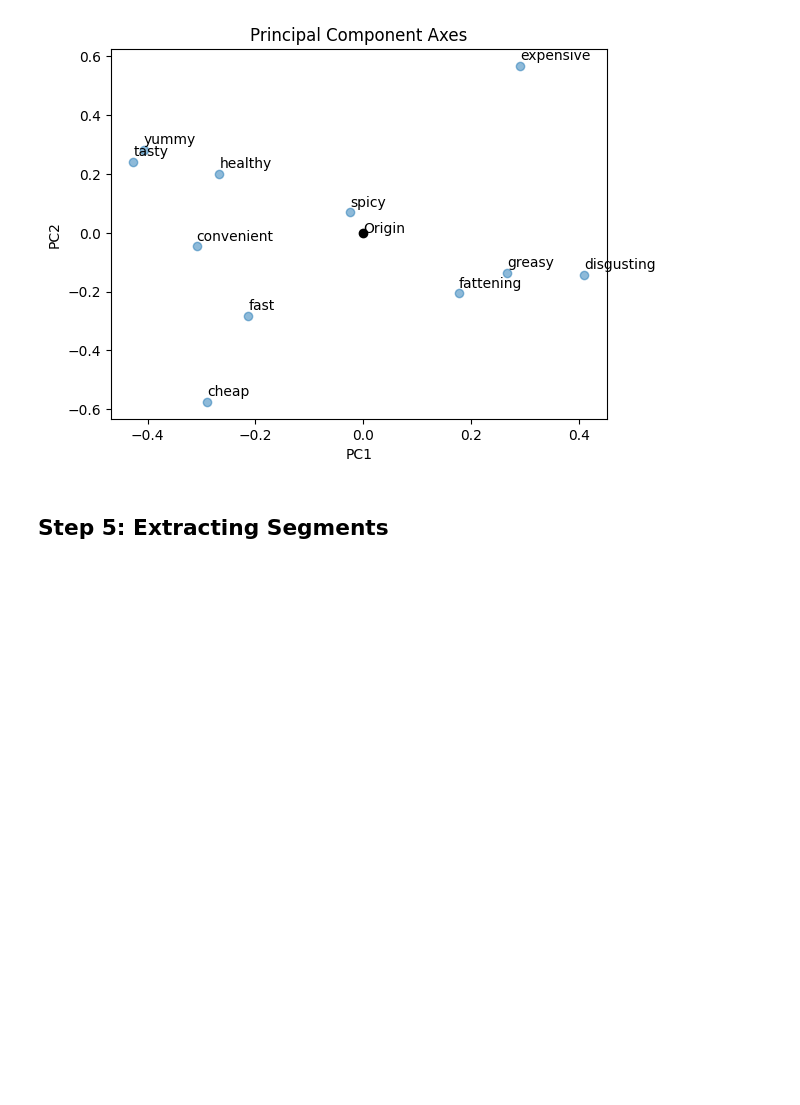
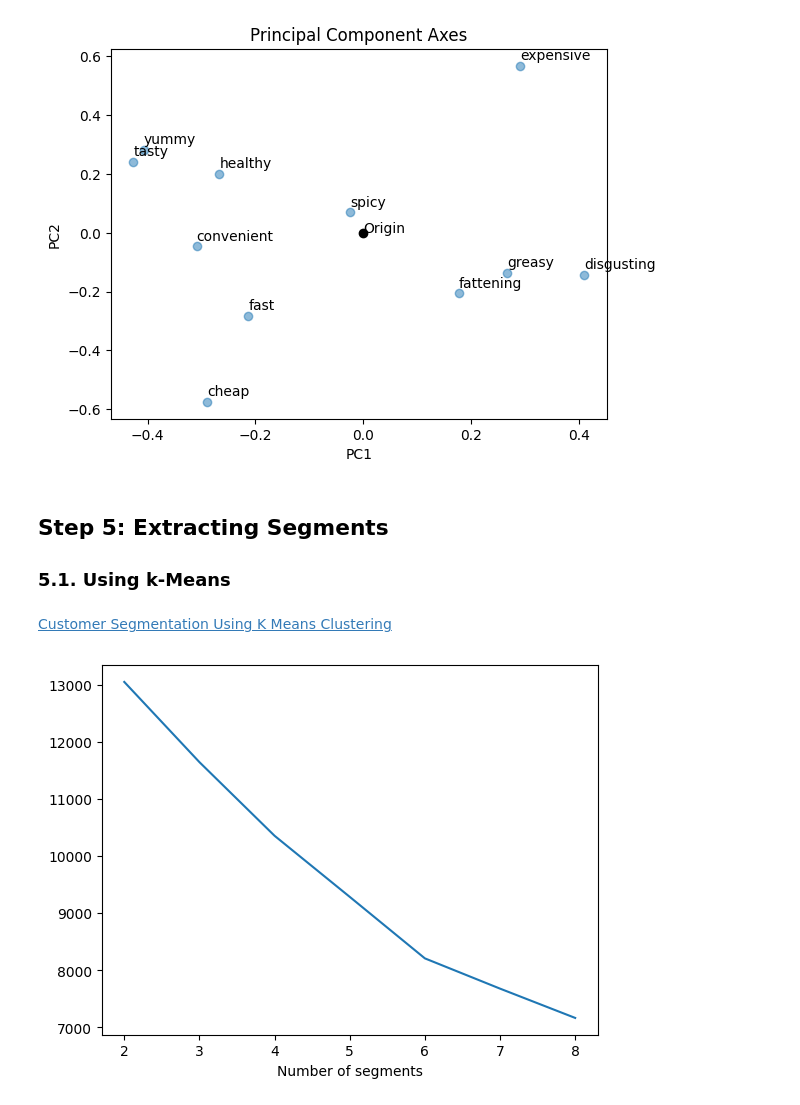
Before and after one commit to Adhiban1/Market-Segmentation, a Jupyter notebook: McDonalds-Case-Study.ipynb, the cells around one changed output. Saved outputs shown, nothing was run; the diff lists cells and outputs as text; code cells hidden in the pictures; blank space fills up the shorter version.

```diff
--- a/McDonalds-Case-Study.ipynb
+++ b/McDonalds-Case-Study.ipynb
@@ -130,3 +130,6 @@ plt.show()
 [figure]
 # %% [markdown]
 ## Step 5: Extracting Segments
+### 5.1. Using k-Means
+# %% [markdown]
+[Customer Segmentation Using K Means Clustering](https://towardsdatascience.com/customer-segmentation-using-k-means-clustering-d33964f238c3)
@@ -132,0 +138,17 @@ plt.show()
+# %%
+from sklearn.cluster import KMeans
+
+k_range = range(2, 9)
+inertias = []
+k_result = []
+for k in k_range:
+    model = KMeans(n_clusters=k, n_init=10, random_state=0)
+    model.fit(pca_df)
+    labels = model.predict(pca_df)
+    inertias.append(model.inertia_)
+    k_result.append(labels)
+# %%
+plt.plot(range(2, 9), inertias)
+plt.xlabel('Number of segments');
+# %% [output]
+[figure, added]
```
Also changed, not shown: parts of 4 cells of this notebook, 1 other file.
